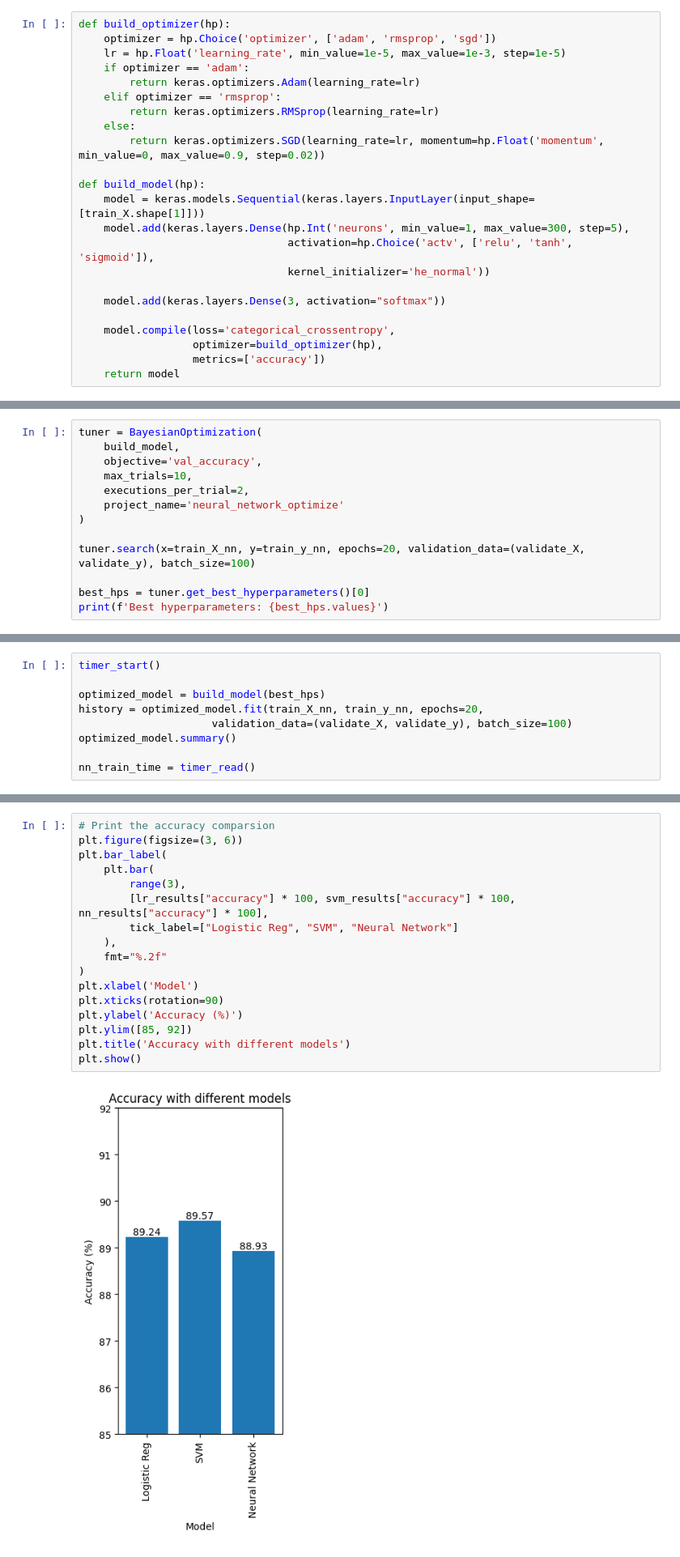
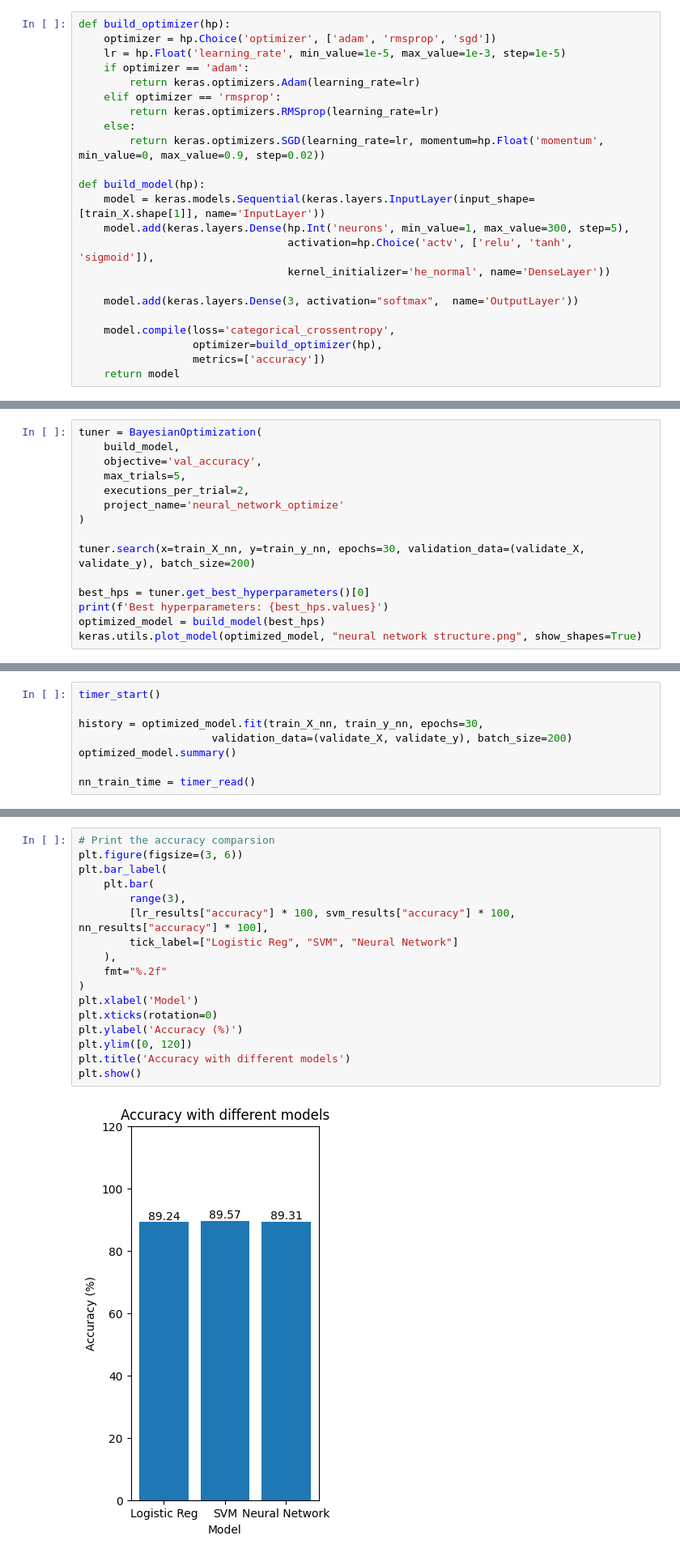
Before and after one commit to pzvol/CSNF301003GA, a Jupyter notebook: group_project/group_project.ipynb, the cells around one changed output, grey strips where cells are left out. Shown at 81% size. Drawn from its saved outputs; the diff is of its cells as text.

```diff
--- a/group_project/group_project.ipynb
+++ b/group_project/group_project.ipynb
@@ -422,12 +423,12 @@ def build_optimizer(hp):
         return keras.optimizers.SGD(learning_rate=lr, momentum=hp.Float('momentum', min_value=0, max_value=0.9, step=0.02))
 
 def build_model(hp):
-    model = keras.models.Sequential(keras.layers.InputLayer(input_shape=[train_X.shape[1]]))
+    model = keras.models.Sequential(keras.layers.InputLayer(input_shape=[train_X.shape[1]], name='InputLayer'))
     model.add(keras.layers.Dense(hp.Int('neurons', min_value=1, max_value=300, step=5),
                                  activation=hp.Choice('actv', ['relu', 'tanh', 'sigmoid']),
-                                 kernel_initializer='he_normal'))
+                                 kernel_initializer='he_normal', name='DenseLayer'))
 
-    model.add(keras.layers.Dense(3, activation="softmax"))
+    model.add(keras.layers.Dense(3, activation="softmax",  name='OutputLayer'))
 
     model.compile(loss='categorical_crossentropy',
                   optimizer=build_optimizer(hp),
@@ -439,13 +440,15 @@ def build_model(hp):
 tuner = BayesianOptimization(
     build_model,
     objective='val_accuracy',
-    max_trials=10,
+    max_trials=5,
     executions_per_trial=2,
     project_name='neural_network_optimize'
 )
 
-tuner.search(x=train_X_nn, y=train_y_nn, epochs=20, validation_data=(validate_X, validate_y), batch_size=100)
+tuner.search(x=train_X_nn, y=train_y_nn, epochs=30, validation_data=(validate_X, validate_y), batch_size=200)
 
 best_hps = tuner.get_best_hyperparameters()[0]
 print(f'Best hyperparameters: {best_hps.values}')
+optimized_model = build_model(best_hps)
+keras.utils.plot_model(optimized_model, "neural network structure.png", show_shapes=True)
 # %% [output]
@@ -457,9 +465,8 @@ Best hyperparameters: {'neurons': 281, 'actv': 'relu', 'optimizer': 'adam', 'lea
 # %%
 timer_start()
 
-optimized_model = build_model(best_hps)
-history = optimized_model.fit(train_X_nn, train_y_nn, epochs=20,
-                     validation_data=(validate_X, validate_y), batch_size=100)
+history = optimized_model.fit(train_X_nn, train_y_nn, epochs=30,
+                     validation_data=(validate_X, validate_y), batch_size=200)
 optimized_model.summary()
 
 nn_train_time = timer_read()
@@ -721,22 +732,22 @@ Neural Network      5.62     0.28
 # %%
 # Print the accuracy comparsion
 plt.figure(figsize=(3, 6))
 plt.bar_label(
     plt.bar(
         range(3),
         [lr_results["accuracy"] * 100, svm_results["accuracy"] * 100, nn_results["accuracy"] * 100],
         tick_label=["Logistic Reg", "SVM", "Neural Network"]
     ),
     fmt="%.2f"
 )
 plt.xlabel('Model')
-plt.xticks(rotation=90)
+plt.xticks(rotation=0)
 plt.ylabel('Accuracy (%)')
-plt.ylim([85, 92])
+plt.ylim([0, 120])
 plt.title('Accuracy with different models')
 plt.show()
 # %% [output]
-[figure, old version]
+[figure, new version]
 # %% [markdown]
 ##### (c) precision, recall and F1 score
 # %%
```
Also changed, not shown: parts of 17 cells of this notebook, 22 other files.
